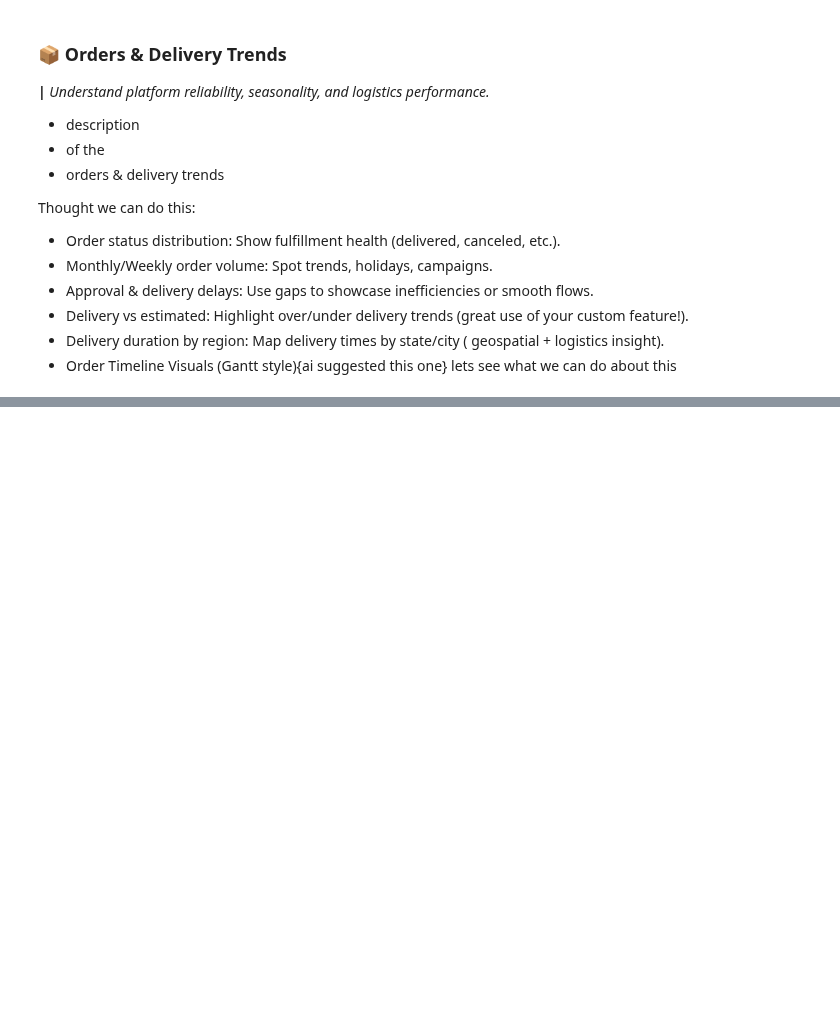
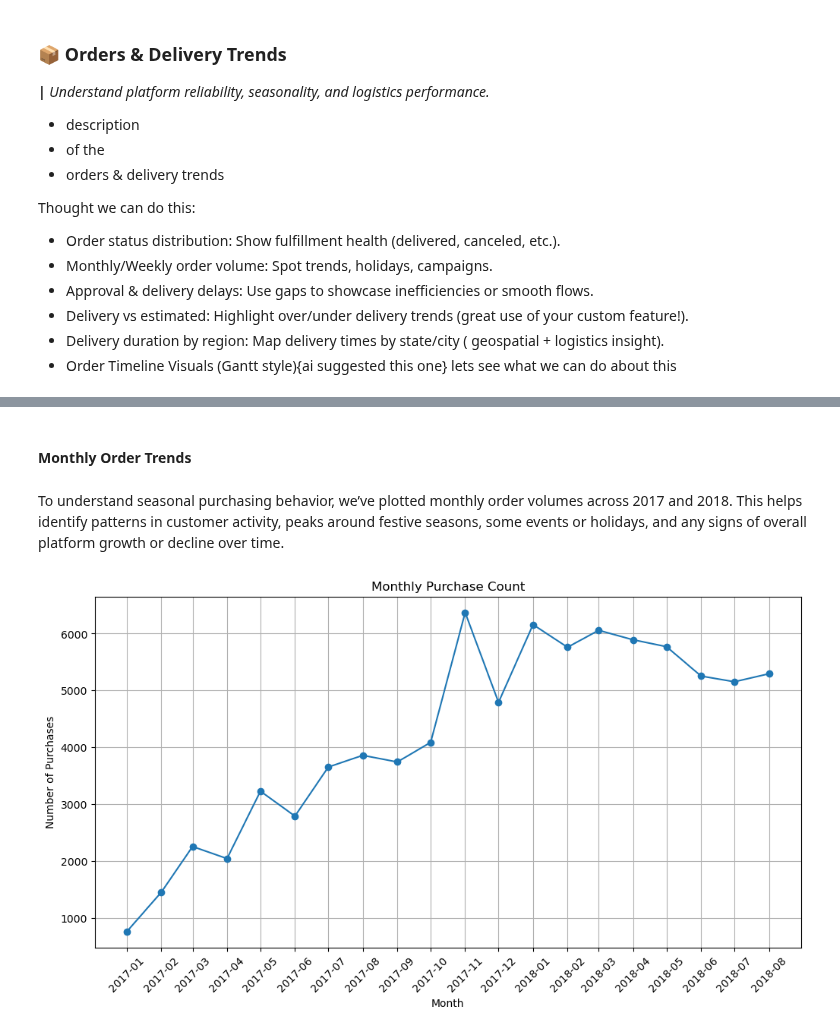
Before and after one commit to JatinY459/ecommerce-data-analysis, a Jupyter notebook: notebooks/03_EDA_orders_customers.ipynb, the cells around one changed output, grey strips where cells are left out. Drawn from its saved outputs; the diff is of its cells as text; code cells hidden in the pictures; blank space fills up the shorter version.

```diff
--- a/notebooks/03_EDA_orders_customers.ipynb
+++ b/notebooks/03_EDA_orders_customers.ipynb
@@ -42,0 +88,20 @@ Thought we can do this:
+# %% [markdown]
+#### **Monthly Order Trends**
+# %% [markdown]
+To understand seasonal purchasing behavior, we’ve plotted monthly order volumes across 2017 and 2018. This helps identify patterns in customer activity, peaks around festive seasons, some events or holidays, and any signs of overall platform growth or decline over time.
+# %%
+monthly_counts = orders.groupby(orders['order_purchase_timestamp'].dt.to_period('M')).size()
+
+plt.figure(figsize=(12,6))
+plt.plot(monthly_counts.index.to_timestamp(), monthly_counts.values, marker='o', linestyle='-')
+
+plt.title("Monthly Purchase Count")
+plt.xlabel("Month")
+plt.ylabel("Number of Purchases")
+plt.grid(True)
+plt.xticks(ticks=monthly_counts.index.to_timestamp(), labels=monthly_counts.index.to_timestamp().strftime('%Y-%m'), rotation=45)
+
+# plt.tight_layout()
+plt.show()
+# %% [output]
+[figure, added]
```
Also changed, not shown: parts of 7 cells of this notebook, 1 other file.
